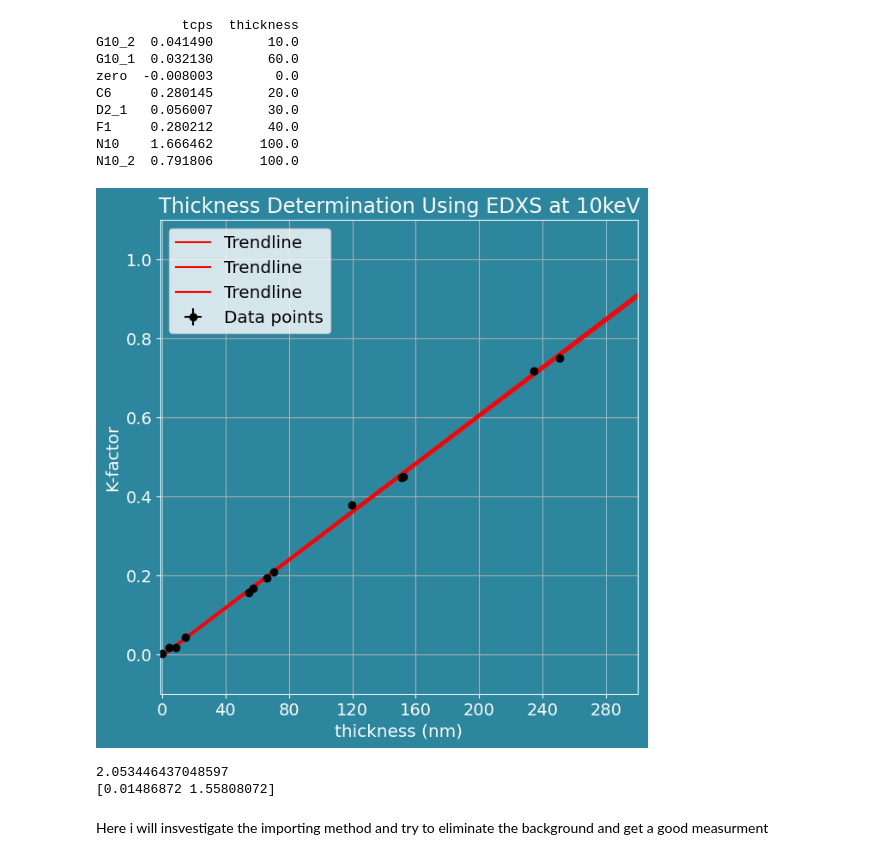
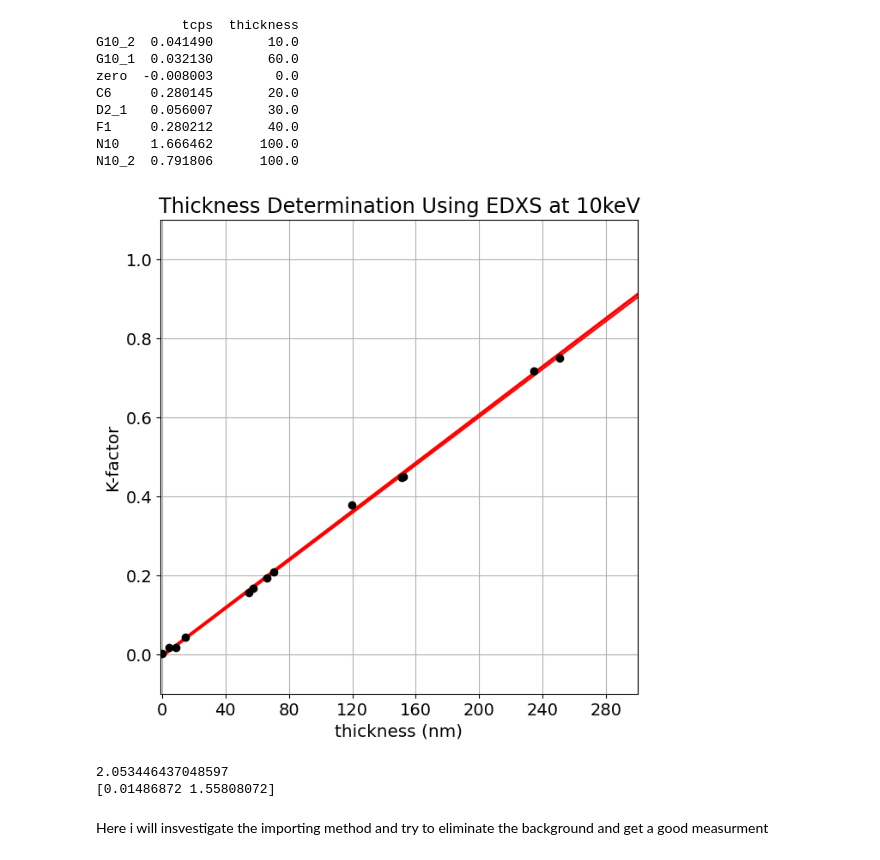
Before and after one commit to Lionfish30/Sommarjobb-2024, a Jupyter notebook: Analasys investigation.ipynb, the cells around one changed output. Drawn from its saved outputs; the diff is of its cells as text; code cells hidden in the pictures.

```diff
--- a/Analasys investigation.ipynb
+++ b/Analasys investigation.ipynb
@@ -561,45 +561,47 @@ ax.plot(thi,(con10_låg[0]*thi+con10_låg[1])/(spectraldata10["tcps"].to_numpy()
 # ax.scatter(spectraldata5keVhelios["thickness"],spectraldata5keVhelios["tcps"],zorder=20)
 
 # ax.plot(simdata[:,0],simdata[:,1])
-ax.set_xlabel("thickness (nm)",fontsize="x-large",color="white")
-ax.set_ylabel("K-factor",fontsize="x-large",color="white")
+ax.set_xlabel("thickness (nm)",fontsize="x-large",color="black")
+ax.set_ylabel("K-factor",fontsize="x-large",color="black")
 ax.xaxis.set_major_locator(ticker.MaxNLocator(10))
-ax.tick_params(axis='y', which='major', labelsize=14,color="white",labelcolor="w")
-ax.tick_params(axis='x', which='major', labelsize=14,color="white",labelcolor="w")
+ax.tick_params(axis='y', which='major', labelsize=14,color="black",labelcolor="black")
+ax.tick_params(axis='x', which='major', labelsize=14,color="black",labelcolor="black")
 ax.grid(zorder=1)
 # ax[i].legend()
 ax.set_ylim((-0.1,1.1))
 ax.set_xlim((-1,300))
-ax.set_title("Thickness Determination Using EDXS at 10keV",fontsize="xx-large",color="white")
+ax.set_title("Thickness Determination Using EDXS at 10keV",fontsize="xx-large",color="black")
 # ax.set_xlim((0,10))
 # ax.set_ylim((-0.05,0.2))
-ax.legend(fontsize="x-large")
-ax.set_facecolor(np.array([43,134,158])/255)
-fig.patch.set_color(np.array([43,134,158])/255)
-for spine in ax.spines.values():
-        spine.set_edgecolor("w")
+
+# ax.legend(fontsize="x-large")
+# ax.set_facecolor(np.array([43,134,158])/255)
+# fig.patch.set_color(np.array([43,134,158])/255)
+# for spine in ax.spines.values():
+#         spine.set_edgecolor("w")
+
 # plt.savefig('filename.png', format='png', dpi=600, transparent=True)
 
 plt.show()
 a = conp10_hög[0]*spectraldata10["tcps"].to_numpy()[2]+conp10_hög[1]
 b = conp10_låg[0]*spectraldata10["tcps"].to_numpy()[2]+conp10_låg[1]
 c = b-a
 f = y[:-1]
 # f = np.delete(f,9)
 f = np.delete(f,8)
 # f = np.delete(f,10)
 e = x[:-1]
 # e = np.delete(e,9)
 e = np.delete(e,8)
 # e = np.delete(e,10)
 d = conp10[0]*f + conp10[1]
 # print(conp10[0]*spectraldata10["tcps"].to_numpy()[2]+conp10[1], conp10[0]*spectraldata10["tcpserror"].to_numpy()[2]+c)
 # print(a)
 # print(b)
 print(np.mean(np.abs((d-e))))
 print(conp10)
 # %% [output]
-[figure, old version]
+[figure, new version]
 2.053446437048597
 [0.01486872 1.55808072]
 # %%
```
Also changed, not shown: parts of 4 cells of this notebook, 46 other files.
